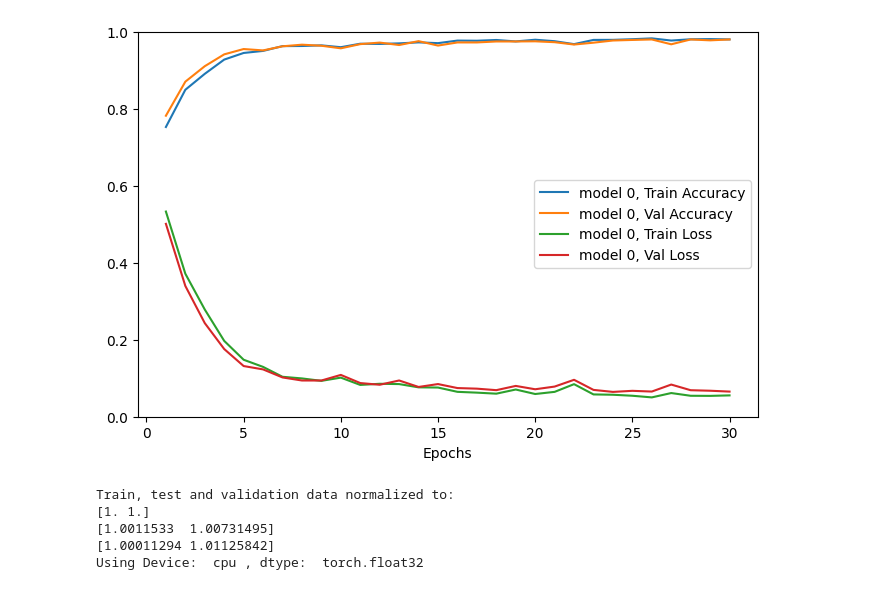
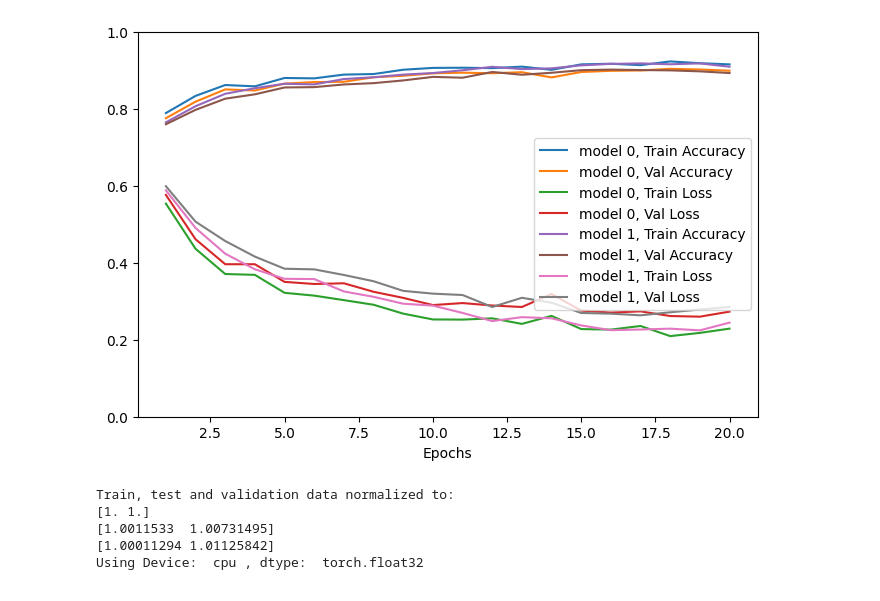
Before and after one commit to GuiMacielPereira/sensor_ML, a Jupyter notebook: data_processing/serious_pytorch.sync.ipynb, the cells around one changed output. Drawn from its saved outputs; the diff is of its cells as text; code cells hidden in the pictures.

```diff
--- a/data_processing/serious_pytorch.sync.ipynb
+++ b/data_processing/serious_pytorch.sync.ipynb
@@ -42,7 +58,8 @@ Model 1: 91.6%
 # Use both triggers and releases
 from core_functions import Data, Trainer, plot_train, test_accuracy
 from networks import CNN_Simple, CNN_Dense
-dataPath = "./second_collection_triggs_rels_32.npz"
+# dataPath = "./second_collection_triggs_rels_32.npz"
+dataPath = "./five_people_triggs_rels_32.npz"
 D = Data(dataPath, triggers=True, releases=True)
 D.split()
 D.normalize()
@@ -68,5 +85,5 @@ dtype of inputs:  torch.float32
 # %%
-model = CNN_Simple(input_ch=2, n_filters=8)
+model = CNN_Simple(input_ch=2, n_filters=8, out_size=5)
 T = Trainer(D)
 T.setup(model, learning_rate=1e-2, weight_decay=1e-3, batch_size=2*256, max_epochs=50)
 T.train_model(model)
@@ -95,11 +112,12 @@ Model 0: 91.8%
 # Look at using several signals, one per channel
 from core_functions import Data, Trainer, plot_train, test_accuracy
 from networks import CNN_Simple, CNN_Dense
-dataPath = "./second_collection_triggs_rels_32.npz"
+# dataPath = "./second_collection_triggs_rels_32.npz"
+dataPath = "./five_people_triggs_rels_32.npz"
 D = Data(dataPath, triggers=True, releases=False)
 D.split()
 D.normalize()
-D.resample_random_combinations()
+D.resample_random_combinations(aug_factor=2)
 D.tensors_to_device()
 D.print_shapes()
 D.plot_data()
@@ -122,8 +140,14 @@ dtype of inputs:  torch.float32
 # %%
-model = CNN_Simple(input_ch=3, n_filters=16)
-T = Trainer(D)
-T.setup(model, learning_rate=1e-2, weight_decay=1e-3, batch_size=2*5*256, max_epochs=30)
-T.train_model(model)
-plot_train([T])
-test_accuracy(D, [model])
+models = [CNN_Simple(input_ch=3, n_filters=16, out_size=5), CNN_Dense(input_ch=3, n_filters=16, out_size=5)]
+trainers = [Trainer(D), Trainer(D)]
+for model, T in zip(models, trainers):
+    T.setup(model,learning_rate=1e-2, weight_decay=1e-3, max_epochs=20, batch_size=2*2*256)
+    T.train_model(model)
+
+# model = CNN_Simple(input_ch=3, n_filters=16)
+# T = Trainer(D)
+# T.setup(model, learning_rate=1e-2, weight_decay=1e-3, batch_size=2*5*256, max_epochs=30)
+# T.train_model(model)
+plot_train(trainers)
+test_accuracy(D, models)
 # %% [output]
@@ -147,4 +171,4 @@ Model 0: 97.6%
-[figure, old version]
+[figure, new version]
 # %%
 # Look at some simple transforms
 from core_functions import Data, Trainer, plot_train, test_accuracy
```
Also changed, not shown: parts of 6 cells of this notebook, 4 other files.
